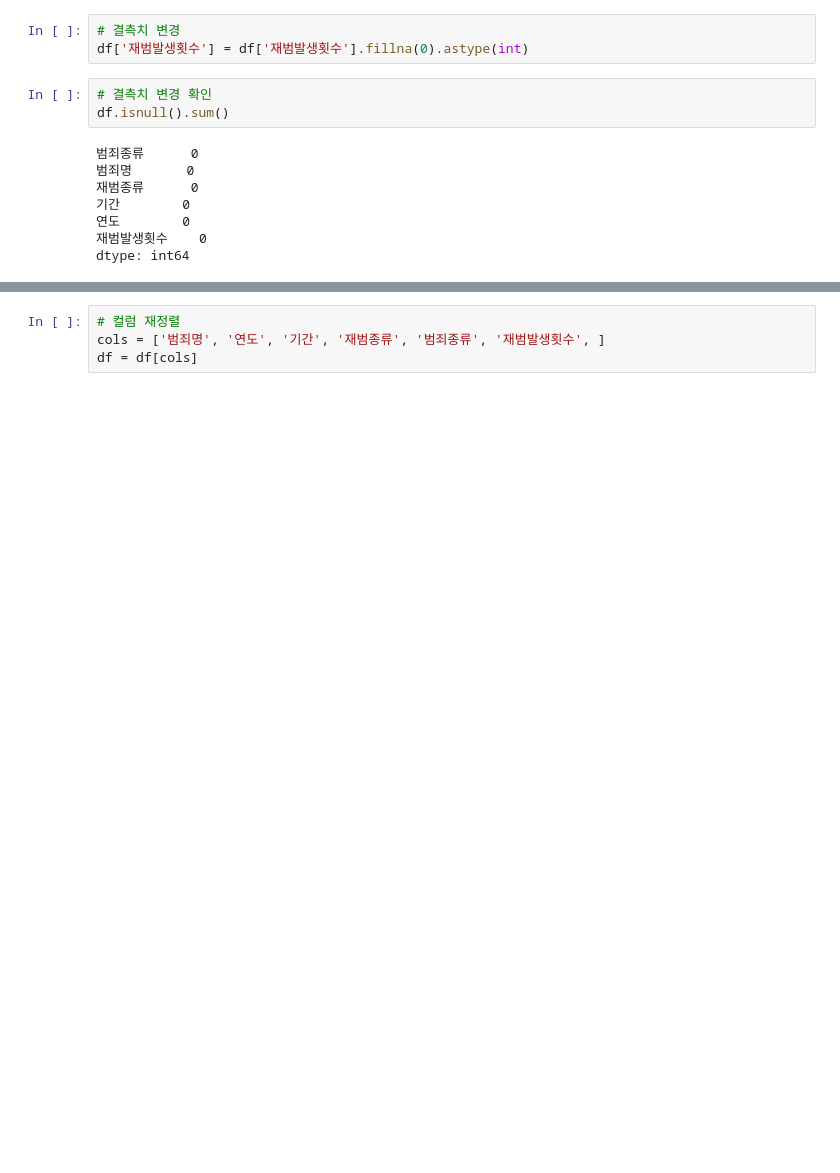
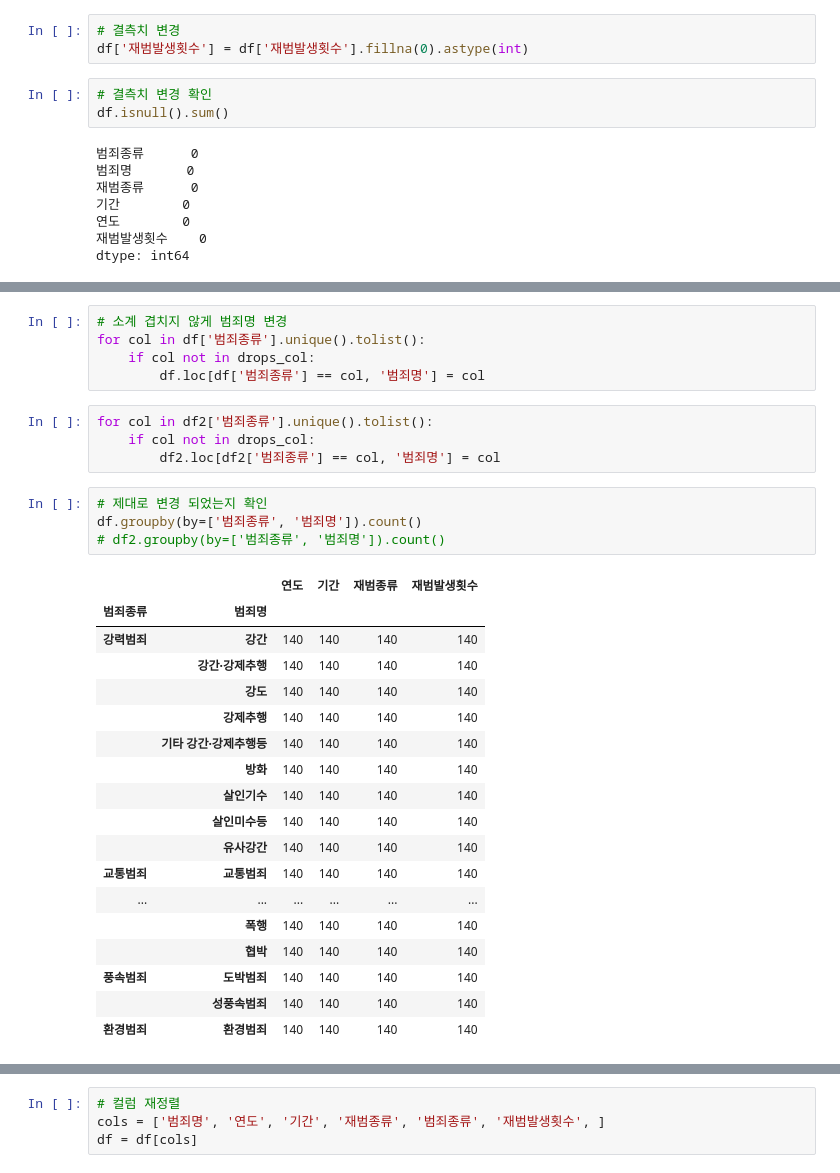
Before and after one commit to yeommss/Mini-Project, a Jupyter notebook: 4주차/04_EDA_범죄.ipynb, the cells around one changed output, grey strips where cells are left out. Saved outputs shown, nothing was run; the diff lists cells and outputs as text; blank space fills up the shorter version.

```diff
--- a/4주차/04_EDA_범죄.ipynb
+++ b/4주차/04_EDA_범죄.ipynb
@@ -187,3 +307,35 @@ df.head()
+# %%
+# 소계 겹치지 않게 범죄명 변경
+for col in df['범죄종류'].unique().tolist():
+    if col not in drops_col:
+        df.loc[df['범죄종류'] == col, '범죄명'] = col
+# %%
+for col in df2['범죄종류'].unique().tolist():
+    if col not in drops_col:
+        df2.loc[df2['범죄종류'] == col, '범죄명'] = col
+# %%
+# 제대로 변경 되었는지 확인
+df.groupby(by=['범죄종류', '범죄명']).count()
+# df2.groupby(by=['범죄종류', '범죄명']).count()
+# %% [output]
+|  |  | 연도 | 기간 | 재범종류 | 재범발생횟수 |
+| 범죄종류 | 범죄명 |  |  |  |  |
+| 강력범죄 | 강간 | 140 | 140 | 140 | 140 |
+|  | 강간·강제추행 | 140 | 140 | 140 | 140 |
+|  | 강도 | 140 | 140 | 140 | 140 |
+|  | 강제추행 | 140 | 140 | 140 | 140 |
+|  | 기타 강간·강제추행등 | 140 | 140 | 140 | 140 |
+|  | 방화 | 140 | 140 | 140 | 140 |
+|  | 살인기수 | 140 | 140 | 140 | 140 |
+|  | 살인미수등 | 140 | 140 | 140 | 140 |
+|  | 유사강간 | 140 | 140 | 140 | 140 |
+| 교통범죄 | 교통범죄 | 140 | 140 | 140 | 140 |
+| ... | ... | ... | ... | ... | ... |
+|  | 폭행 | 140 | 140 | 140 | 140 |
+|  | 협박 | 140 | 140 | 140 | 140 |
+| 풍속범죄 | 도박범죄 | 140 | 140 | 140 | 140 |
+|  | 성풍속범죄 | 140 | 140 | 140 | 140 |
+| 환경범죄 | 환경범죄 | 140 | 140 | 140 | 140 |
 # %%
 # 인덱스 재정의
 df = df.reset_index(drop=True)
```
Also changed, not shown: parts of 33 cells of this notebook, 3 other files.
